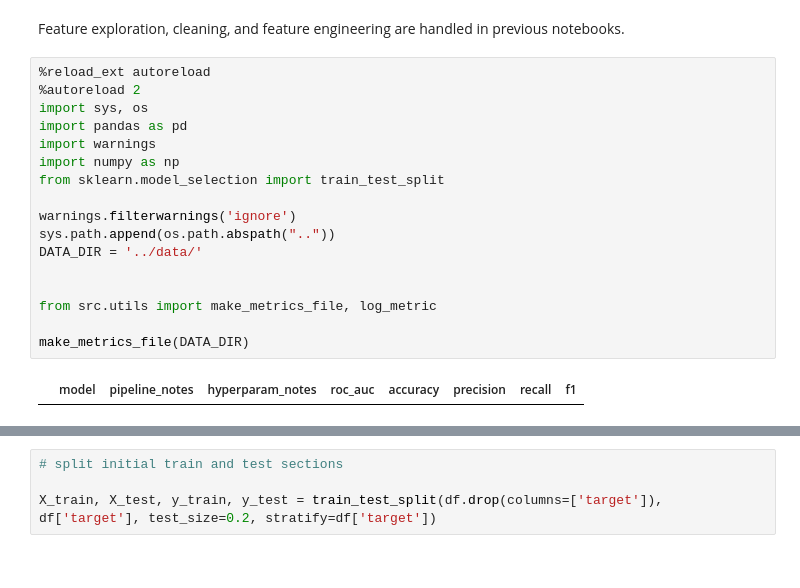
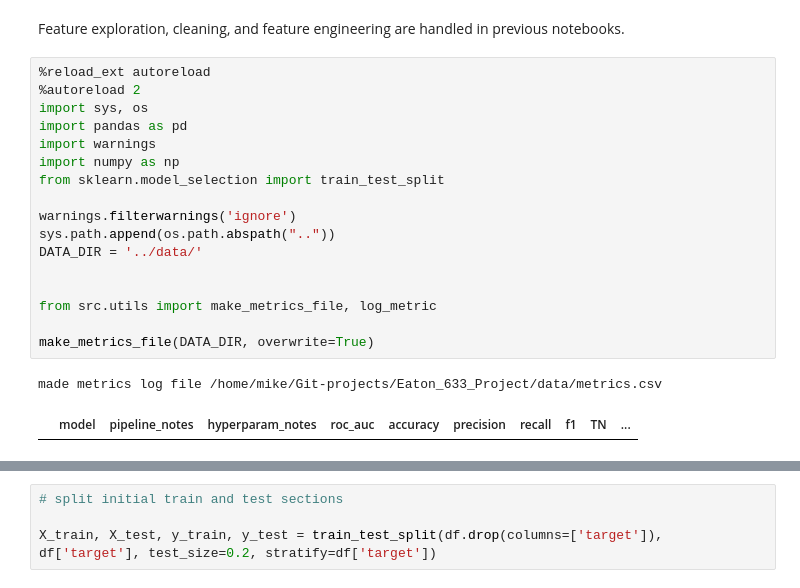
Before and after one commit to meaton96/Eaton_633_Project, a Jupyter notebook: notebooks/02_Random_Forest.ipynb, the cells around one changed output, grey strips where cells are left out. Cells and saved outputs as stored; diff of their text form.

```diff
--- a/notebooks/02_Random_Forest.ipynb
+++ b/notebooks/02_Random_Forest.ipynb
@@ -11,22 +11,23 @@ Feature exploration, cleaning, and feature engineering are handled in previous n
 # %%
 %reload_ext autoreload
 %autoreload 2
 import sys, os
 import pandas as pd
 import warnings
 import numpy as np
 from sklearn.model_selection import train_test_split
 
 warnings.filterwarnings('ignore')
 sys.path.append(os.path.abspath(".."))
 DATA_DIR = '../data/'
 
 
 from src.utils import make_metrics_file, log_metric
 
-make_metrics_file(DATA_DIR)
+make_metrics_file(DATA_DIR, overwrite=True)
 # %% [output]
+made metrics log file /home/mike/Git-projects/Eaton_633_Project/data/metrics.csv
-|  | model | pipeline_notes | hyperparam_notes | roc_auc | accuracy | precision | recall | f1 |
+|  | model | pipeline_notes | hyperparam_notes | roc_auc | accuracy | precision | recall | f1 | TN | ... |
 # %%
 df = pd.read_csv(f'{DATA_DIR}frame_no_interactions.csv', index_col=0)
 df.head()
```
Also changed, not shown: parts of 15 cells of this notebook, 1 other file.
